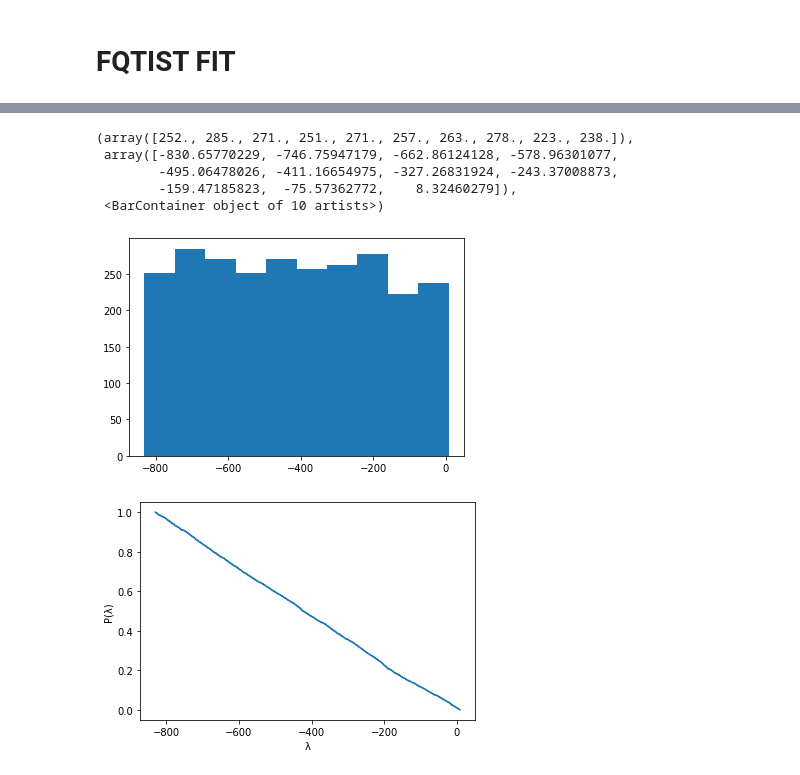
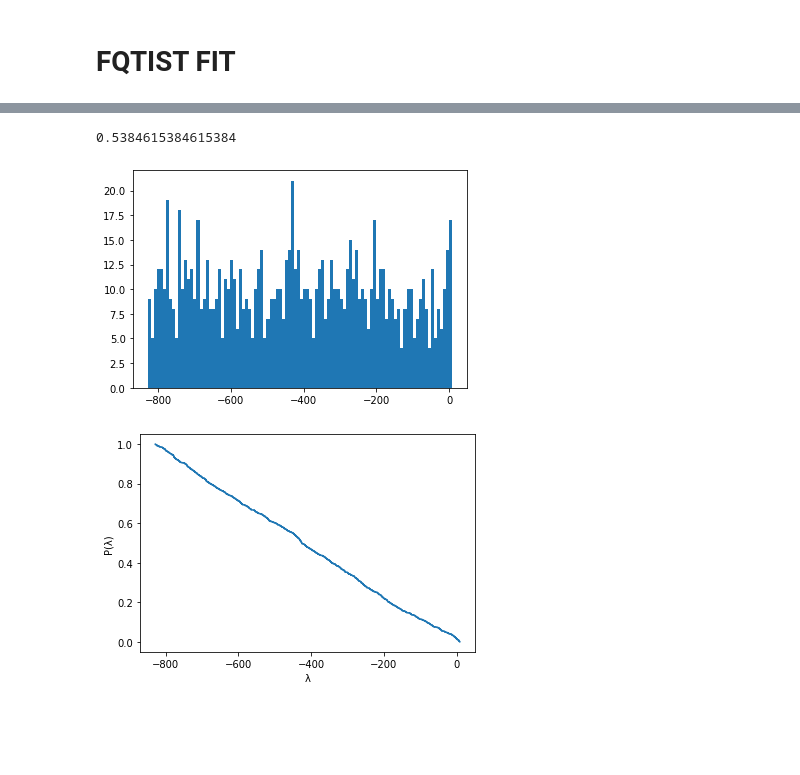
Before and after one commit to cescalara/nu_stats, a Jupyter notebook: examples/bayes_hierarchical_model/toy_model_w_fqtist.ipynb, the cells around one changed output, grey strips where cells are left out. Cells and saved outputs as stored; diff of their text form; code cells hidden in the pictures; blank space fills up the shorter version.

Commit message:
Individual basis labeling comparison bleh

```diff
--- a/examples/bayes_hierarchical_model/toy_model_w_fqtist.ipynb
+++ b/examples/bayes_hierarchical_model/toy_model_w_fqtist.ipynb
@@ -40,6 +64,6 @@ sim.show_skymap()
 # %%
 # Extract simulated data and get info needed for fit
-fit_input = sim.data()
+fit_input = sim.get_data()
 # %%
 fit_input
 # %% [output]
@@ -63,7 +87,7 @@ OrderedDict([('N', 39),
 # %% [markdown]
 # FQTIST FIT
 # %%
-bg_sim = Simulation(0*u.erg/u.s, gamma, z, F_diff_norm, Emin, Emax, Enorm, 1000)
+bg_sim = Simulation(0*u.erg/u.s, gamma, z, F_diff_norm, Emin, Emax, Enorm, 1000000)
 bg_sim.run(seed=12345678)
 bg_dat = bg_sim.get_data()
 # %% [output]
@@ -94,17 +120,16 @@ u_v_s(det_dir, labels);
+# %%
+np.mean(labels)
+# %% [output]
+0.5384615384615384
 # %%
 bg_TS.sort()
 # %%
 frac = lambda x: np.mean(bg_TS > x)
 y = np.array([frac(elem) for elem in bg_TS])
 # %%
-plt.hist(bg_TS)
+plt.hist(bg_TS,bins=100);
 # %% [output]
-(array([252., 285., 271., 251., 271., 257., 263., 278., 223., 238.]),
- array([-830.65770229, -746.75947179, -662.86124128, -578.96301077,
-        -495.06478026, -411.16654975, -327.26831924, -243.37008873,
-        -159.47185823,  -75.57362772,    8.32460279]),
- <BarContainer object of 10 artists>)
-[figure, old version]
+[figure, new version]
 # %%
 
 plt.step(bg_TS, y);
```
Also changed, not shown: parts of 20 cells of this notebook, 2 other files.
